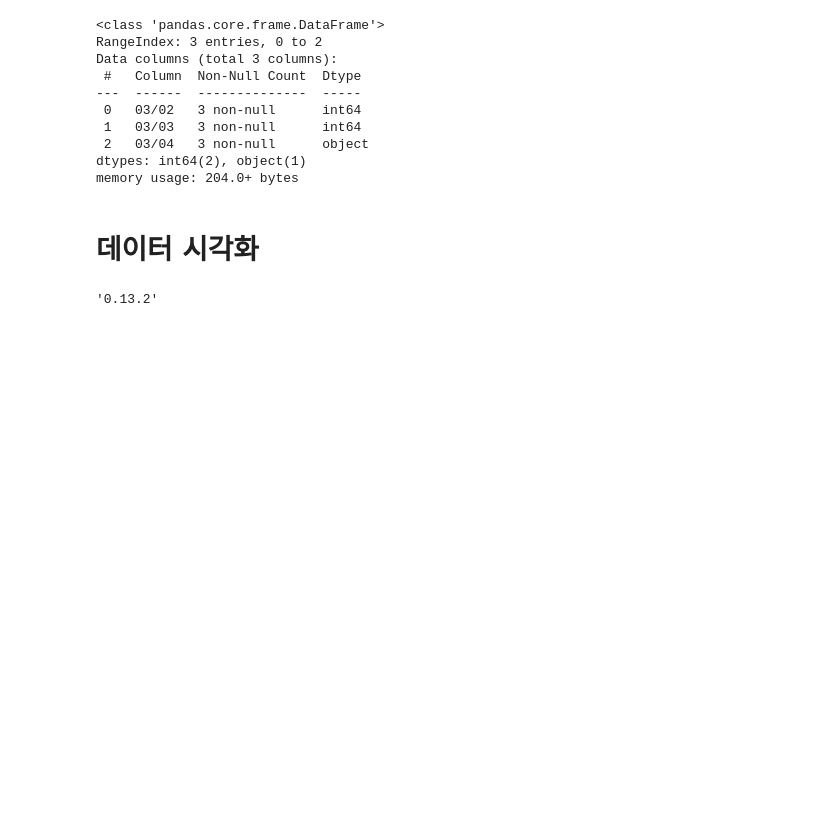
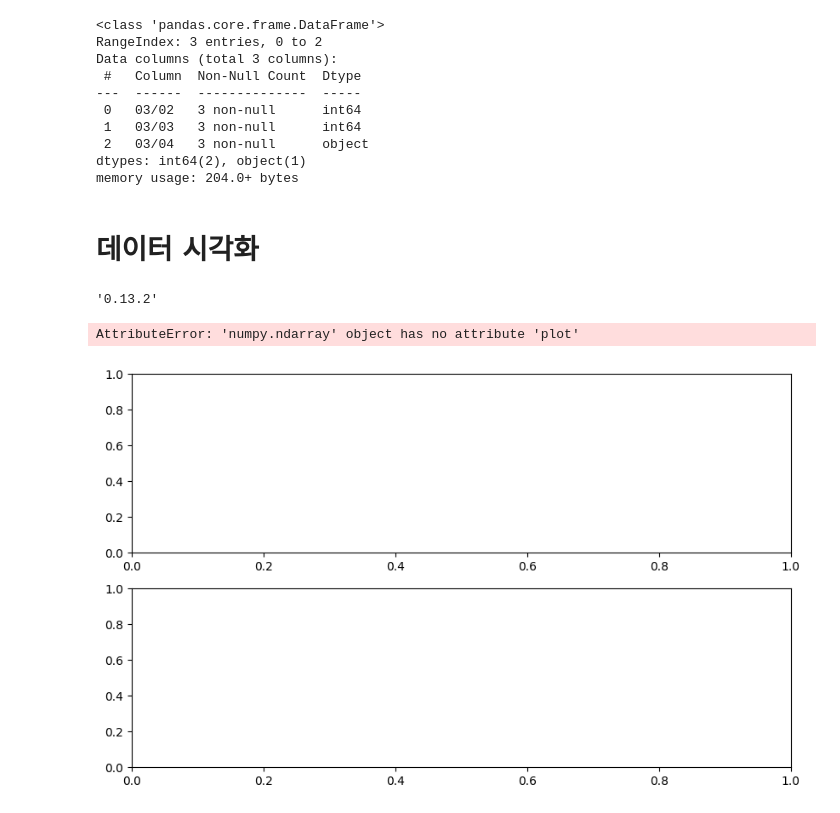
Before and after one commit to dsleslie/Archiving, a Jupyter notebook: IMDGB/step02_ds_basic/241001_lecture.ipynb, the cells around one changed output. Saved outputs shown, nothing was run; the diff lists cells and outputs as text; code cells hidden in the pictures; blank space fills up the shorter version.

```diff
--- a/IMDGB/step02_ds_basic/241001_lecture.ipynb
+++ b/IMDGB/step02_ds_basic/241001_lecture.ipynb
@@ -88,0 +96,18 @@ sns.__version__
+# %%
+dates = [
+    '2021-01-01', '2021-01-02', '2021-01-03', '2021-01-04', '2021-01-05',
+    '2021-01-06', '2021-01-07', '2021-01-08', '2021-01-09', '2021-01-10'
+] # 지금 자료형이 list임. matpolitlib은 기본적으로 list를 받음. dataframe으로 작업하던 걸 list로 변환해야함.
+min_temperature = [20.7, 17.9, 18.8, 14.6, 15.8, 15.8, 15.8, 17.4, 21.8, 20.0]
+max_temperature = [34.7, 28.9, 31.8, 25.6, 28.8, 21.8, 22.8, 28.4, 30.8, 32.0]
+
+# 객체 지향으로 작성하겠다.
+fig, ax  = plt.subplots(nrows=2, ncols=1, figsize=(10,6)) # 축, 그래프 사이즈 등 지정
+# fig 건드릴 일 없음. ax 는 보통 건드림. ax가 artist layer
+ax.plot(dates, min_temperature, label = "Min Temp")
+plt.show()
+
+# 얘 왜 안되냐!!!!!!!!!!!
+# %% [output]
+AttributeError: 'numpy.ndarray' object has no attribute 'plot'
+[figure, added]
```
Also changed, not shown: parts of 6 cells of this notebook, 2 other files.
